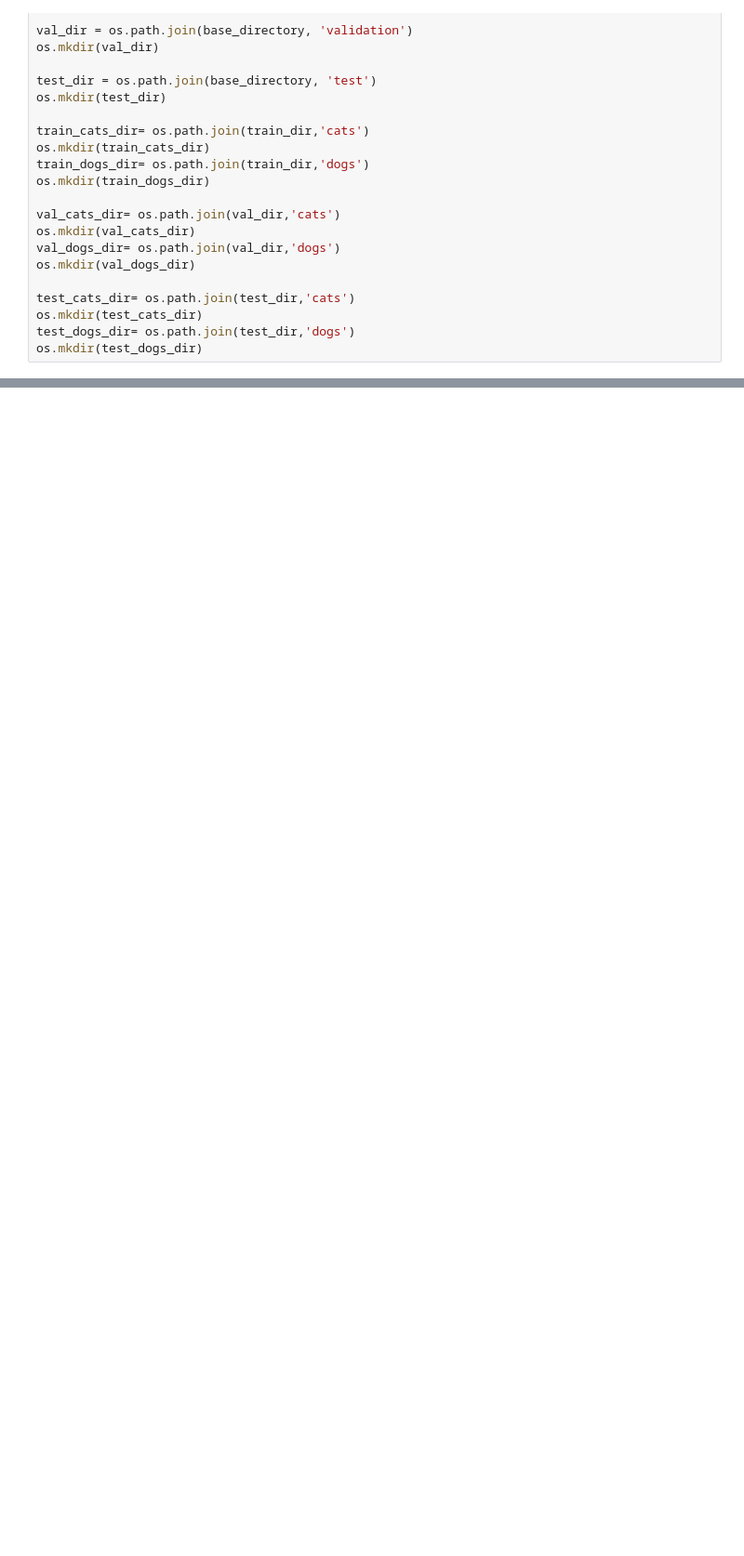
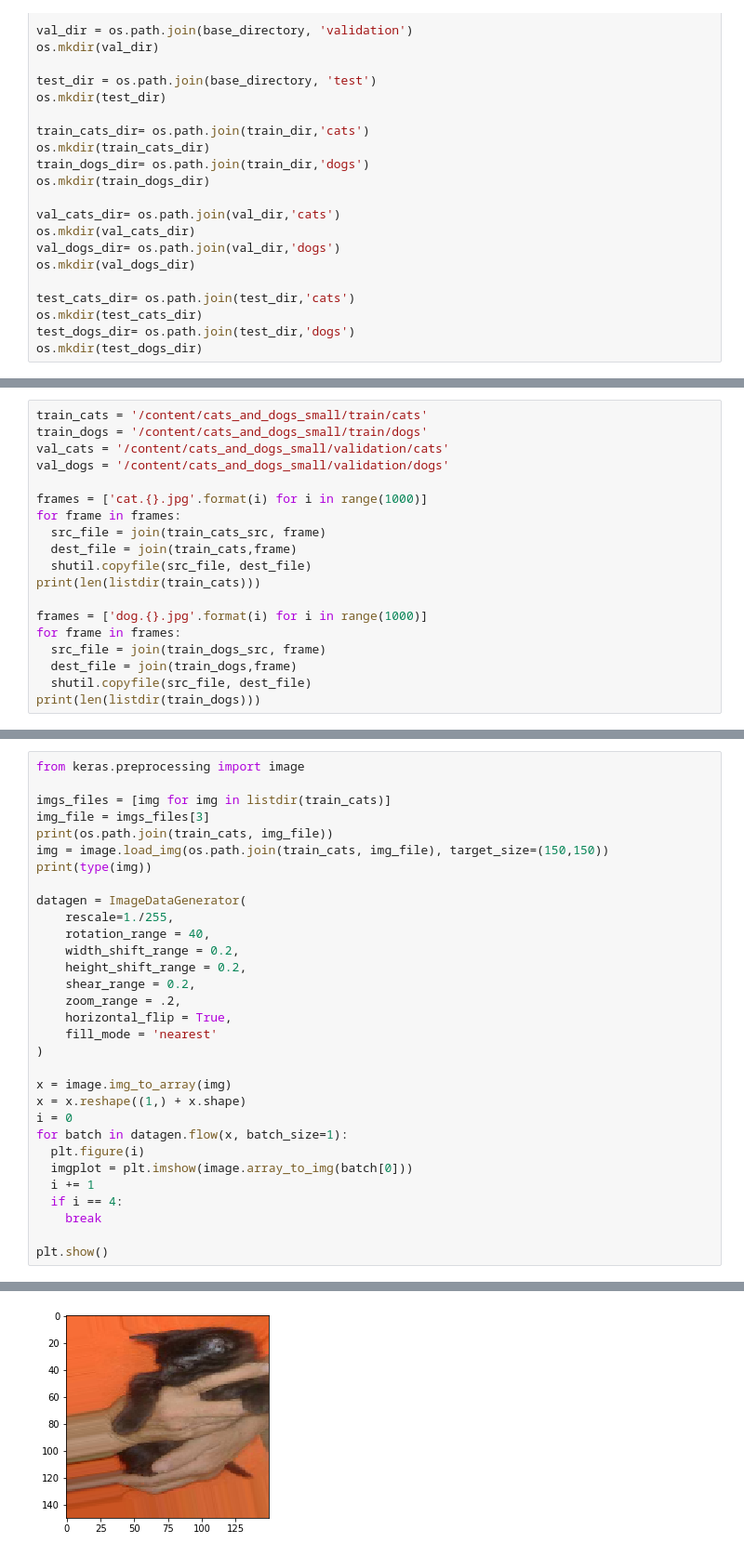
Before and after one commit to amamra-abdenour/Deep_Learning_Python, a Jupyter notebook: DeepLearning_6.ipynb, the cells around one changed output, grey strips where cells are left out. Shown: that part at 93% size. Saved outputs shown, nothing was run; the diff lists cells and outputs as text; blank space fills up the shorter version.

```diff
--- a/DeepLearning_6.ipynb
+++ b/DeepLearning_6.ipynb
@@ -46,0 +83,19 @@ os.mkdir(test_dogs_dir)
+# %%
+train_cats = '/content/cats_and_dogs_small/train/cats'
+train_dogs = '/content/cats_and_dogs_small/train/dogs'
+val_cats = '/content/cats_and_dogs_small/validation/cats'
+val_dogs = '/content/cats_and_dogs_small/validation/dogs'
+
+frames = ['cat.{}.jpg'.format(i) for i in range(1000)]
+for frame in frames:
+  src_file = join(train_cats_src, frame)
+  dest_file = join(train_cats,frame)
+  shutil.copyfile(src_file, dest_file)
+print(len(listdir(train_cats)))
+
+frames = ['dog.{}.jpg'.format(i) for i in range(1000)]
+for frame in frames:
+  src_file = join(train_dogs_src, frame)
+  dest_file = join(train_dogs,frame)
+  shutil.copyfile(src_file, dest_file)
+print(len(listdir(train_dogs)))
@@ -46,0 +262,32 @@ os.mkdir(test_dogs_dir)
+# %%
+from keras.preprocessing import image
+
+imgs_files = [img for img in listdir(train_cats)]
+img_file = imgs_files[3]
+print(os.path.join(train_cats, img_file))
+img = image.load_img(os.path.join(train_cats, img_file), target_size=(150,150))
+print(type(img))
+
+datagen = ImageDataGenerator(
+    rescale=1./255,
+    rotation_range = 40,
+    width_shift_range = 0.2,
+    height_shift_range = 0.2,
+    shear_range = 0.2,
+    zoom_range = .2,
+    horizontal_flip = True,
+    fill_mode = 'nearest'
+)
+
+x = image.img_to_array(img)
+x = x.reshape((1,) + x.shape)
+i = 0
+for batch in datagen.flow(x, batch_size=1):
+  plt.figure(i)
+  imgplot = plt.imshow(image.array_to_img(batch[0]))
+  i += 1
+  if i == 4:
+    break
+
+plt.show()
+# %% [output]
@@ -46,0 +296 @@ os.mkdir(test_dogs_dir)
+[figure, added]
```
Also changed, not shown: parts of 22 cells of this notebook.
